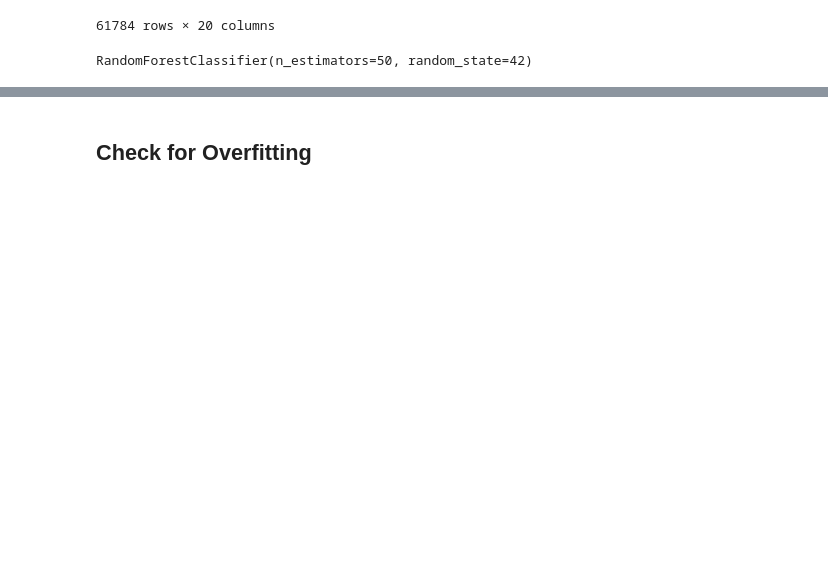
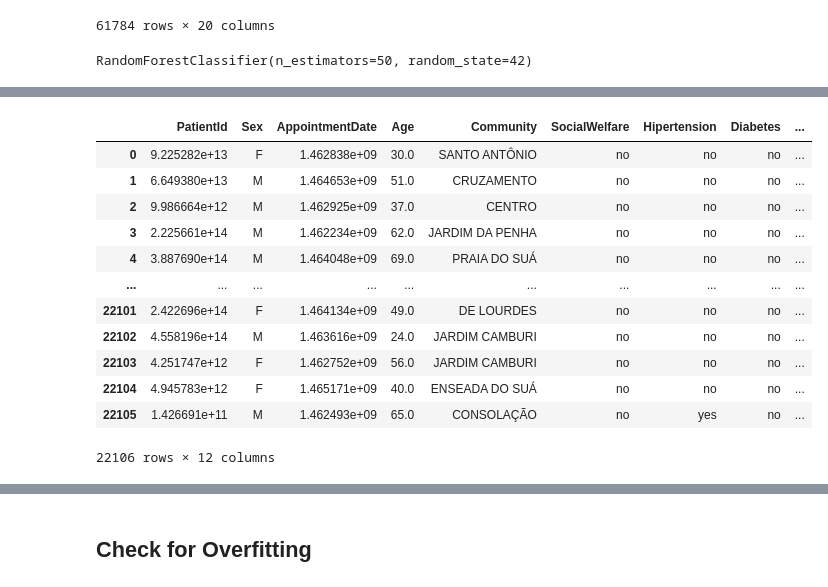
Before and after one commit to kiraduske/DataScience_project, a Jupyter notebook: Data Science Project.ipynb, the cells around one changed output, grey strips where cells are left out. Saved outputs shown, nothing was run; the diff lists cells and outputs as text; code cells hidden in the pictures; blank space fills up the shorter version.

```diff
--- a/Data Science Project.ipynb
+++ b/Data Science Project.ipynb
@@ -810,0 +813,4 @@ RandomForestClassifier(n_estimators=50, random_state=42)
+# %%
+test['ScheduledDate'] = pd.to_datetime(test['ScheduledDate'])
+test['AppointmentDate'] = pd.to_datetime(test['AppointmentDate'])
+test['WaitingTime'] = (test['AppointmentDate'] - test['ScheduledDate']).dt.days
@@ -810,0 +837,3 @@ RandomForestClassifier(n_estimators=50, random_state=42)
+# %%
+mask = (test['WaitingTime'] < 0) & (test['ScheduledDate'].dt.date == test['AppointmentDate'].dt.date)
+test.loc[mask, 'WaitingTime'] = 0
@@ -810,0 +860,4 @@ RandomForestClassifier(n_estimators=50, random_state=42)
+# %%
+# Changing data type of scheduled date and appointment date to float for the following correlation analysis
+test['ScheduledDate'] = test['ScheduledDate'].apply(lambda x: x.timestamp())
+test['AppointmentDate'] = test['AppointmentDate'].apply(lambda x: x.timestamp())
@@ -810,0 +884,20 @@ RandomForestClassifier(n_estimators=50, random_state=42)
+# %%
+# Defining all the potential features for the training (left out appointment id, scheduled date)
+features= ['PatientId','Sex','AppointmentDate','Age','Community','SocialWelfare','Hipertension','Diabetes','Alcoholism','Handcap','SMS_received','WaitingTime']
+test_features = test[features]
+# %%
+test_features
+# %% [output]
+|  | PatientId | Sex | AppointmentDate | Age | Community | SocialWelfare | Hipertension | Diabetes | ... |
+| 0 | 9.225282e+13 | F | 1.462838e+09 | 30.0 | SANTO ANTÔNIO | no | no | no | ... |
+| 1 | 6.649380e+13 | M | 1.464653e+09 | 51.0 | CRUZAMENTO | no | no | no | ... |
+| 2 | 9.986664e+12 | M | 1.462925e+09 | 37.0 | CENTRO | no | no | no | ... |
+| 3 | 2.225661e+14 | M | 1.462234e+09 | 62.0 | JARDIM DA PENHA | no | no | no | ... |
+| 4 | 3.887690e+14 | M | 1.464048e+09 | 69.0 | PRAIA DO SUÁ | no | no | no | ... |
+| ... | ... | ... | ... | ... | ... | ... | ... | ... | ... |
+| 22101 | 2.422696e+14 | F | 1.464134e+09 | 49.0 | DE LOURDES | no | no | no | ... |
+| 22102 | 4.558196e+14 | M | 1.463616e+09 | 24.0 | JARDIM CAMBURI | no | no | no | ... |
+| 22103 | 4.251747e+12 | F | 1.462752e+09 | 56.0 | JARDIM CAMBURI | no | no | no | ... |
+| 22104 | 4.945783e+12 | F | 1.465171e+09 | 40.0 | ENSEADA DO SUÁ | no | no | no | ... |
+| 22105 | 1.426691e+11 | M | 1.462493e+09 | 65.0 | CONSOLAÇÃO | no | yes | no | ... |
+22106 rows × 12 columns
```
Also changed, not shown: parts of 18 cells of this notebook, 1 other file.
